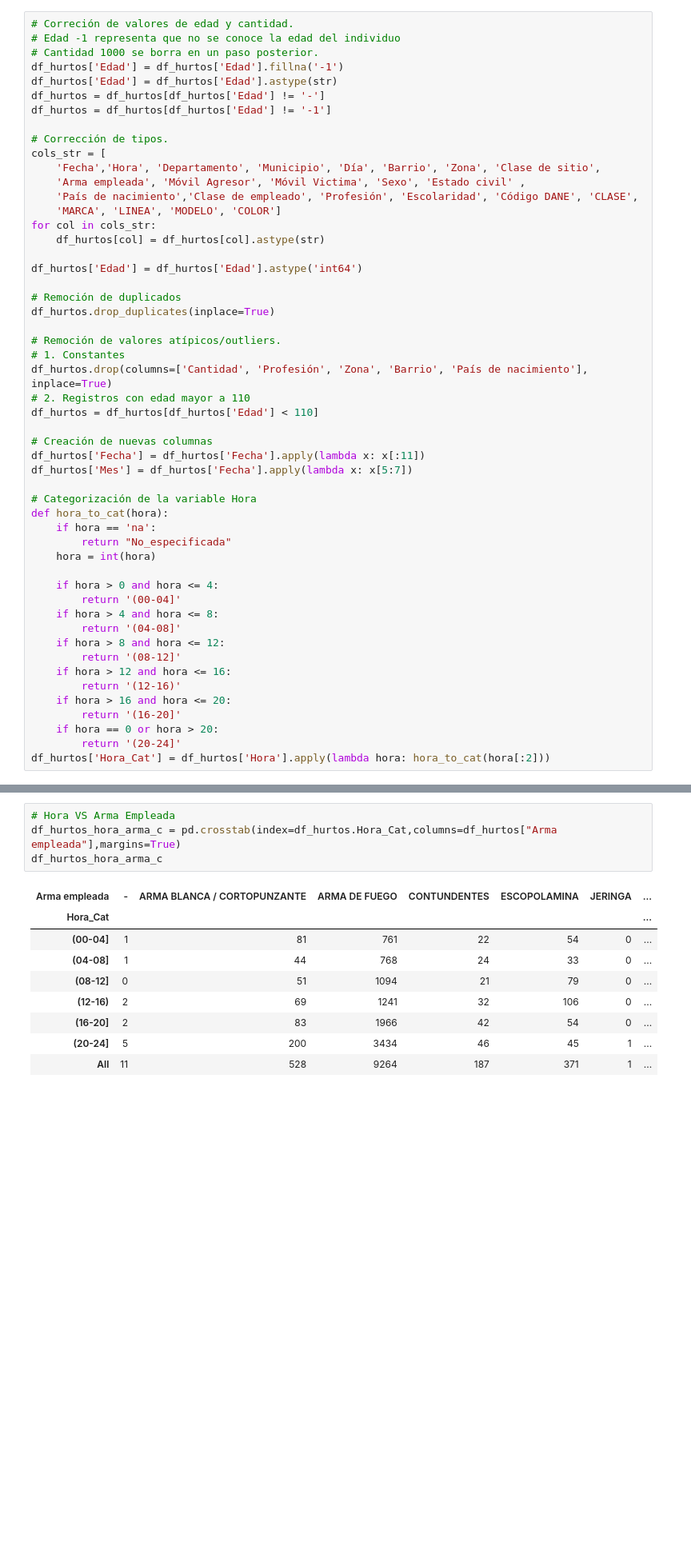
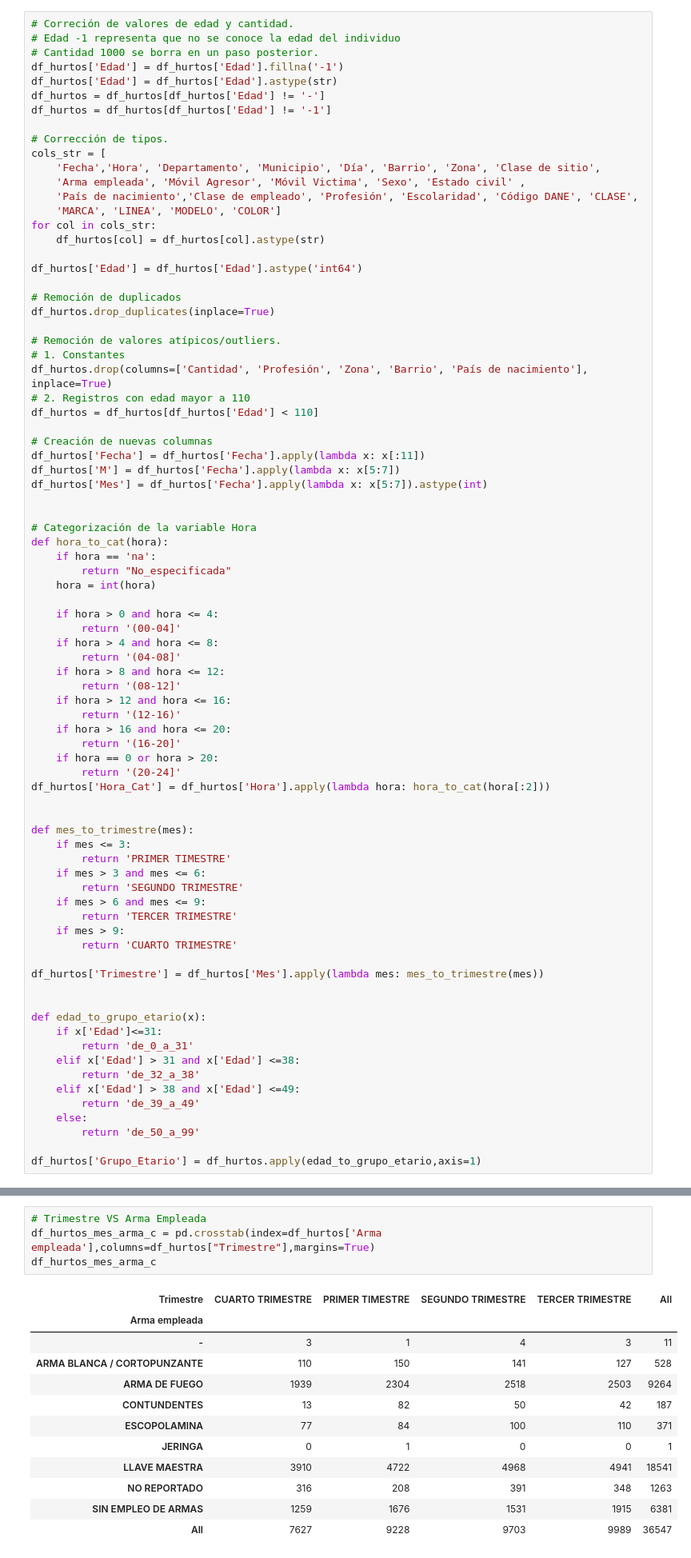
Before and after one commit to omalagon/cda-hurtos-colombia, a Jupyter notebook: Hurtos.ipynb, the cells around one changed output, grey strips where cells are left out. Shown at 80% size. Cells and saved outputs as stored; diff of their text form; blank space fills up the shorter version.

```diff
--- a/Hurtos.ipynb
+++ b/Hurtos.ipynb
@@ -70,7 +70,9 @@ df_hurtos = df_hurtos[df_hurtos['Edad'] < 110]
 
 # Creación de nuevas columnas
 df_hurtos['Fecha'] = df_hurtos['Fecha'].apply(lambda x: x[:11])
-df_hurtos['Mes'] = df_hurtos['Fecha'].apply(lambda x: x[5:7])
+df_hurtos['M'] = df_hurtos['Fecha'].apply(lambda x: x[5:7])
+df_hurtos['Mes'] = df_hurtos['Fecha'].apply(lambda x: x[5:7]).astype(int)
+
 
 # Categorización de la variable Hora
 def hora_to_cat(hora):
@@ -91,6 +93,32 @@ def hora_to_cat(hora):
     if hora == 0 or hora > 20:
         return '(20-24]'
 df_hurtos['Hora_Cat'] = df_hurtos['Hora'].apply(lambda hora: hora_to_cat(hora[:2]))
+
+
+def mes_to_trimestre(mes):
+    if mes <= 3:
+        return 'PRIMER TIMESTRE'
+    if mes > 3 and mes <= 6:
+        return 'SEGUNDO TRIMESTRE'
+    if mes > 6 and mes <= 9:
+        return 'TERCER TRIMESTRE'
+    if mes > 9:
+        return 'CUARTO TRIMESTRE'
+
+df_hurtos['Trimestre'] = df_hurtos['Mes'].apply(lambda mes: mes_to_trimestre(mes))
+
+
+def edad_to_grupo_etario(x):
+    if x['Edad']<=31:
+        return 'de_0_a_31'
+    elif x['Edad'] > 31 and x['Edad'] <=38:
+        return 'de_32_a_38'
+    elif x['Edad'] > 38 and x['Edad'] <=49:
+        return 'de_39_a_49'
+    else:
+        return 'de_50_a_99'
+
+df_hurtos['Grupo_Etario'] = df_hurtos.apply(edad_to_grupo_etario,axis=1)
 # %%
 colores_dict = {
     'ABANO': 'BLANCO', 'BEIGE': 'BLANCO', 'BLANCO': 'BLANCO', 'BLANCO Y VERDE': 'BLANCO', 'CHAMPAÑA': 'BLANCO', 'CREMA': 'BLANCO', 'MARFIL': 'BLANCO', 'PERLA': 'BLANCO',
@@ -181,14 +209,17 @@ La hora del robo de un vehiculo puede tener relacion con el departamento donde s
 # %%
-# Hora VS Arma Empleada
-df_hurtos_hora_arma_c = pd.crosstab(index=df_hurtos.Hora_Cat,columns=df_hurtos["Arma empleada"],margins=True)
-df_hurtos_hora_arma_c
+# Trimestre VS Arma Empleada
+df_hurtos_mes_arma_c = pd.crosstab(index=df_hurtos['Arma empleada'],columns=df_hurtos["Trimestre"],margins=True)
+df_hurtos_mes_arma_c
 # %% [output]
-| Arma empleada | - | ARMA BLANCA / CORTOPUNZANTE | ARMA DE FUEGO | CONTUNDENTES | ESCOPOLAMINA | JERINGA | ... |
-| Hora_Cat |  |  |  |  |  |  | ... |
-| (00-04] | 1 | 81 | 761 | 22 | 54 | 0 | ... |
-| (04-08] | 1 | 44 | 768 | 24 | 33 | 0 | ... |
-| (08-12] | 0 | 51 | 1094 | 21 | 79 | 0 | ... |
-| (12-16) | 2 | 69 | 1241 | 32 | 106 | 0 | ... |
-| (16-20] | 2 | 83 | 1966 | 42 | 54 | 0 | ... |
-| (20-24] | 5 | 200 | 3434 | 46 | 45 | 1 | ... |
-| All | 11 | 528 | 9264 | 187 | 371 | 1 | ... |
+| Trimestre | CUARTO TRIMESTRE | PRIMER TIMESTRE | SEGUNDO TRIMESTRE | TERCER TRIMESTRE | All |
+| Arma empleada |  |  |  |  |  |
+| - | 3 | 1 | 4 | 3 | 11 |
+| ARMA BLANCA / CORTOPUNZANTE | 110 | 150 | 141 | 127 | 528 |
+| ARMA DE FUEGO | 1939 | 2304 | 2518 | 2503 | 9264 |
+| CONTUNDENTES | 13 | 82 | 50 | 42 | 187 |
+| ESCOPOLAMINA | 77 | 84 | 100 | 110 | 371 |
+| JERINGA | 0 | 1 | 0 | 0 | 1 |
+| LLAVE MAESTRA | 3910 | 4722 | 4968 | 4941 | 18541 |
+| NO REPORTADO | 316 | 208 | 391 | 348 | 1263 |
+| SIN EMPLEO DE ARMAS | 1259 | 1676 | 1531 | 1915 | 6381 |
+| All | 7627 | 9228 | 9703 | 9989 | 36547 |
```
Also changed, not shown: parts of 21 cells of this notebook.
